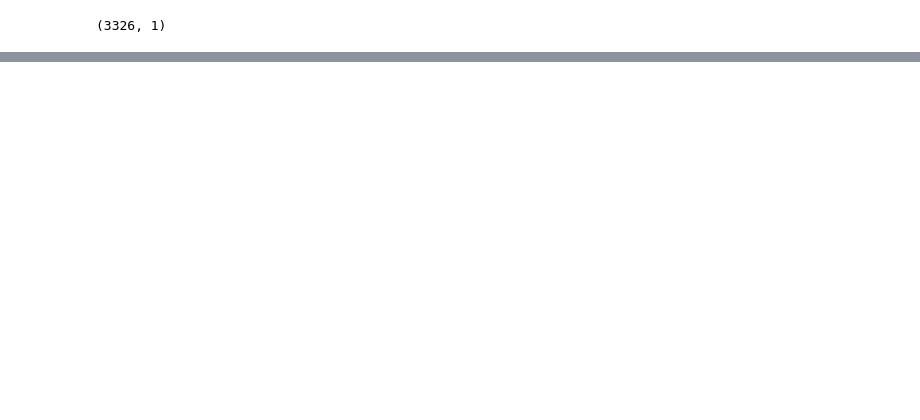
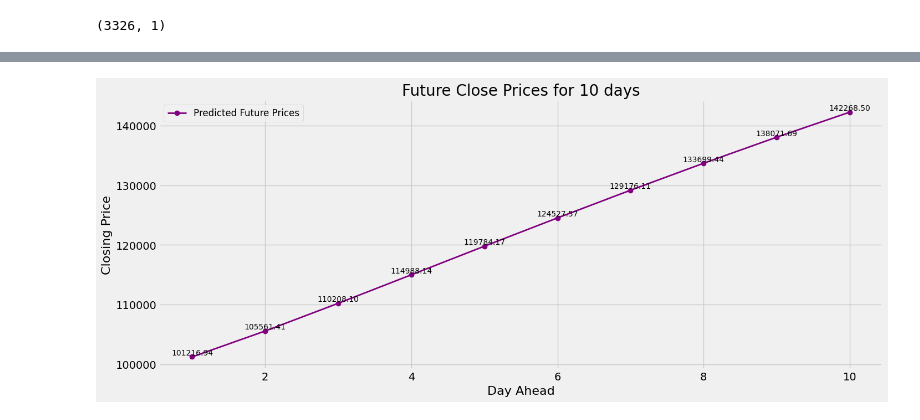
Before and after one commit to vaibhavbura/Crypto-Predication, a Jupyter notebook: pricePredictor.ipynb, the cells around one changed output, grey strips where cells are left out. Cells and saved outputs as stored; diff of their text form; code cells hidden in the pictures; blank space fills up the shorter version.

Commit message:
Evaluated LSTM model for BTC-USD

```diff
--- a/pricePredictor.ipynb
+++ b/pricePredictor.ipynb
@@ -450,0 +451,8 @@ plt.show()
+# %%
+# Predict future days
+last_100 = scaled_data[-100:].reshape(1,-1,1)
+future_predictions=[]
+for i in range(10):
+    next_days= model.predict(last_100)
+    future_predictions.append(scaler.inverse_transform(next_days))
+    last_100 = np.append(last_100[:, 1:, :], next_days.reshape(1,1,-1), axis = 1)
@@ -450,0 +483,18 @@ plt.show()
+# %%
+future_predictions = np.array(future_predictions).flatten()
+
+plt.figure(figsize=(15,6))
+plt.plot(range(1,11), future_predictions, marker="o",label='Predicted Future Prices',color='purple',linewidth=2)
+
+for i,val in enumerate(future_predictions):
+    plt.text(i+1,val, f'{val:.2f}', fontsize=10, ha = "center", va= "bottom", color="black")
+
+
+plt.title("Future Close Prices for 10 days",fontsize=20)
+plt.xlabel("Day Ahead",fontsize=16)
+plt.ylabel("Closing Price",fontsize=16)
+plt.grid(0.3)
+plt.legend(fontsize=12)
+plt.show()
+# %% [output]
+[figure, added]
```
Also changed, not shown: parts of 16 cells of this notebook.
